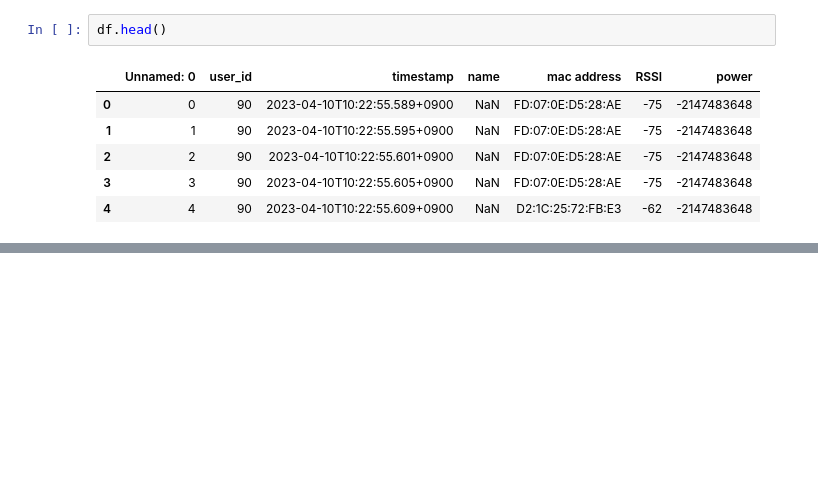
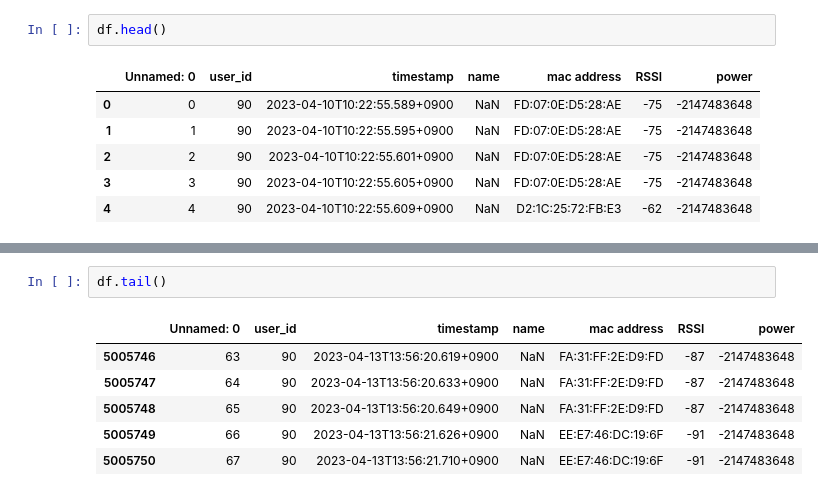
Before and after one commit to minhtrietcancode/abc-challenge-2026-location-classification, a Jupyter notebook: src/ble_data_cleaning.ipynb, the cells around one changed output, grey strips where cells are left out. Drawn from its saved outputs; the diff is of its cells as text; blank space fills up the shorter version.

```diff
--- a/src/ble_data_cleaning.ipynb
+++ b/src/ble_data_cleaning.ipynb
@@ -12,0 +45,9 @@ df.head()
+# %%
+df.tail()
+# %% [output]
+|  | Unnamed: 0 | user_id | timestamp | name | mac address | RSSI | power |
+| 5005746 | 63 | 90 | 2023-04-13T13:56:20.619+0900 | NaN | FA:31:FF:2E:D9:FD | -87 | -2147483648 |
+| 5005747 | 64 | 90 | 2023-04-13T13:56:20.633+0900 | NaN | FA:31:FF:2E:D9:FD | -87 | -2147483648 |
+| 5005748 | 65 | 90 | 2023-04-13T13:56:20.649+0900 | NaN | FA:31:FF:2E:D9:FD | -87 | -2147483648 |
+| 5005749 | 66 | 90 | 2023-04-13T13:56:21.626+0900 | NaN | EE:E7:46:DC:19:6F | -91 | -2147483648 |
+| 5005750 | 67 | 90 | 2023-04-13T13:56:21.710+0900 | NaN | EE:E7:46:DC:19:6F | -91 | -2147483648 |
```
Also changed, not shown: parts of 18 cells of this notebook.
